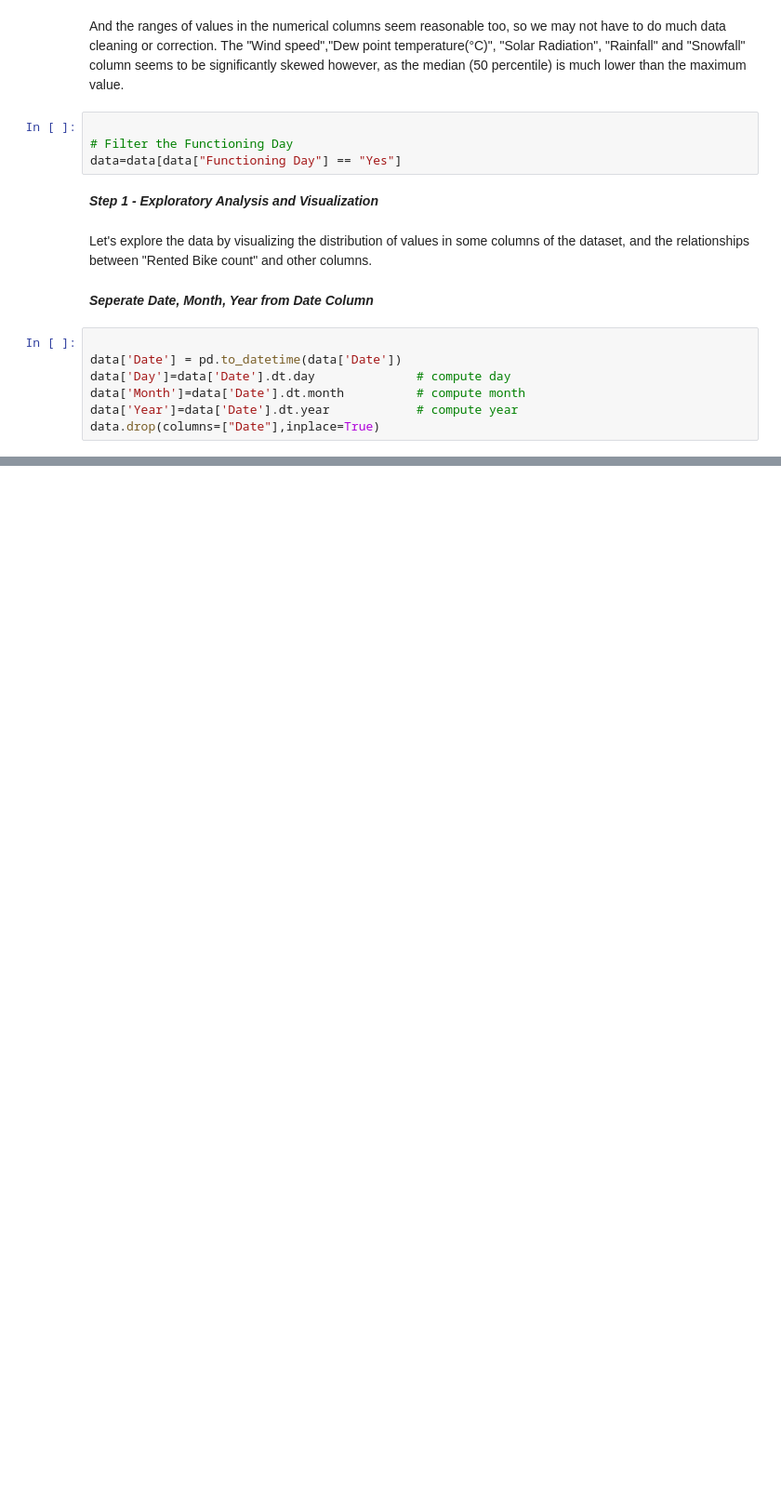
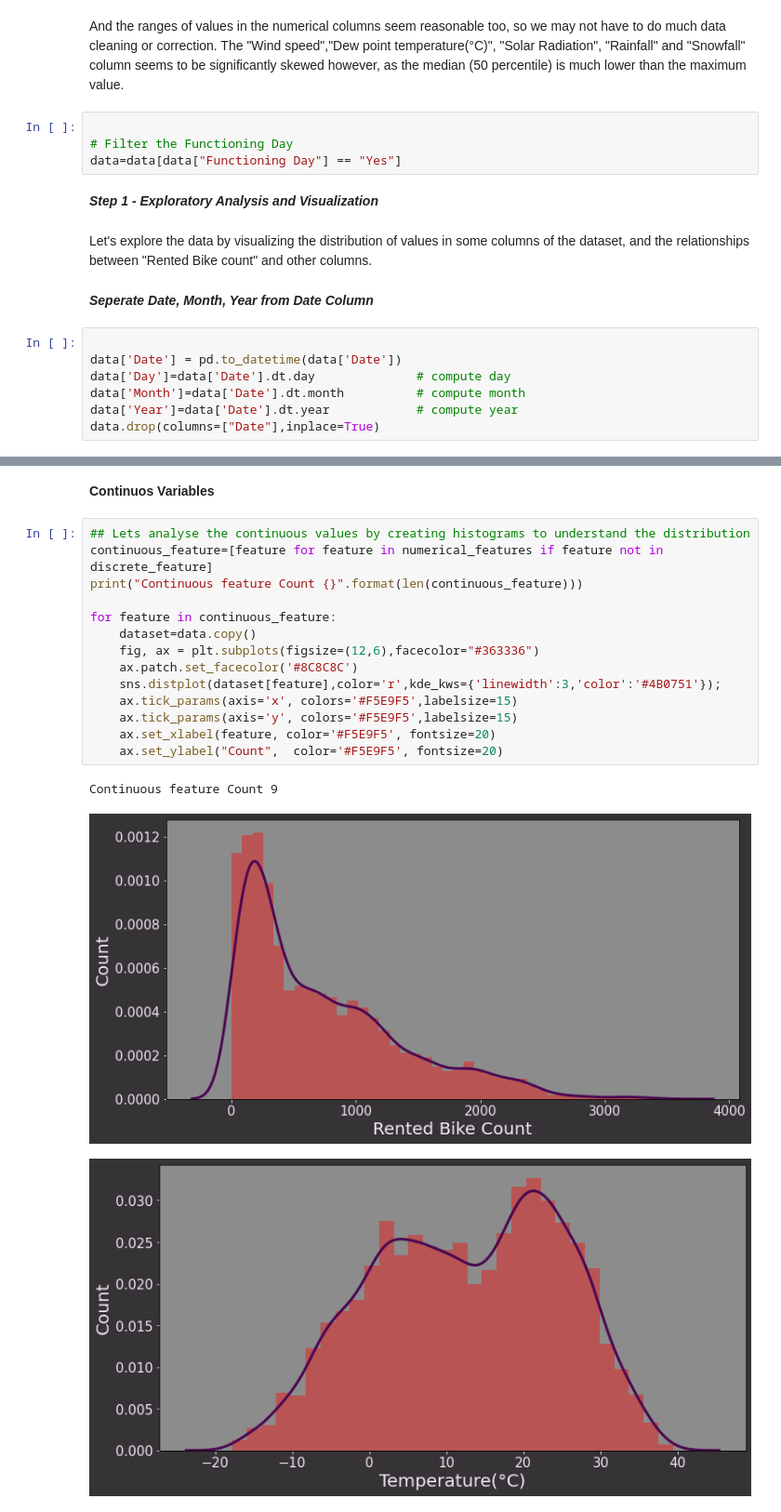
Before and after one commit to Amit-95/Bike_sharing_demand_pred, a Jupyter notebook: Bike_Sharing_Demand_Prediction_Capstone_Project.ipynb, the cells around one changed output, grey strips where cells are left out. Shown: that part at 93% size. Cells and saved outputs as stored; diff of their text form; blank space fills up the shorter version.

```diff
--- a/Bike_Sharing_Demand_Prediction_Capstone_Project.ipynb
+++ b/Bike_Sharing_Demand_Prediction_Capstone_Project.ipynb
@@ -241,0 +310,20 @@ data.drop(columns=["Date"],inplace=True)
+# %% [markdown]
+**Continuos Variables**
+# %%
+## Lets analyse the continuous values by creating histograms to understand the distribution
+continuous_feature=[feature for feature in numerical_features if feature not in discrete_feature]
+print("Continuous feature Count {}".format(len(continuous_feature)))
+
+for feature in continuous_feature:
+    dataset=data.copy()
+    fig, ax = plt.subplots(figsize=(12,6),facecolor="#363336")
+    ax.patch.set_facecolor('#8C8C8C')
+    sns.distplot(dataset[feature],color='r',kde_kws={'linewidth':3,'color':'#4B0751'});
+    ax.tick_params(axis='x', colors='#F5E9F5',labelsize=15)
+    ax.tick_params(axis='y', colors='#F5E9F5',labelsize=15)
+    ax.set_xlabel(feature, color='#F5E9F5', fontsize=20)
+    ax.set_ylabel("Count",  color='#F5E9F5', fontsize=20)
+# %% [output]
+Continuous feature Count 9
+[figure, added]
+[figure, added]
```
Also changed, not shown: parts of 17 cells of this notebook.
